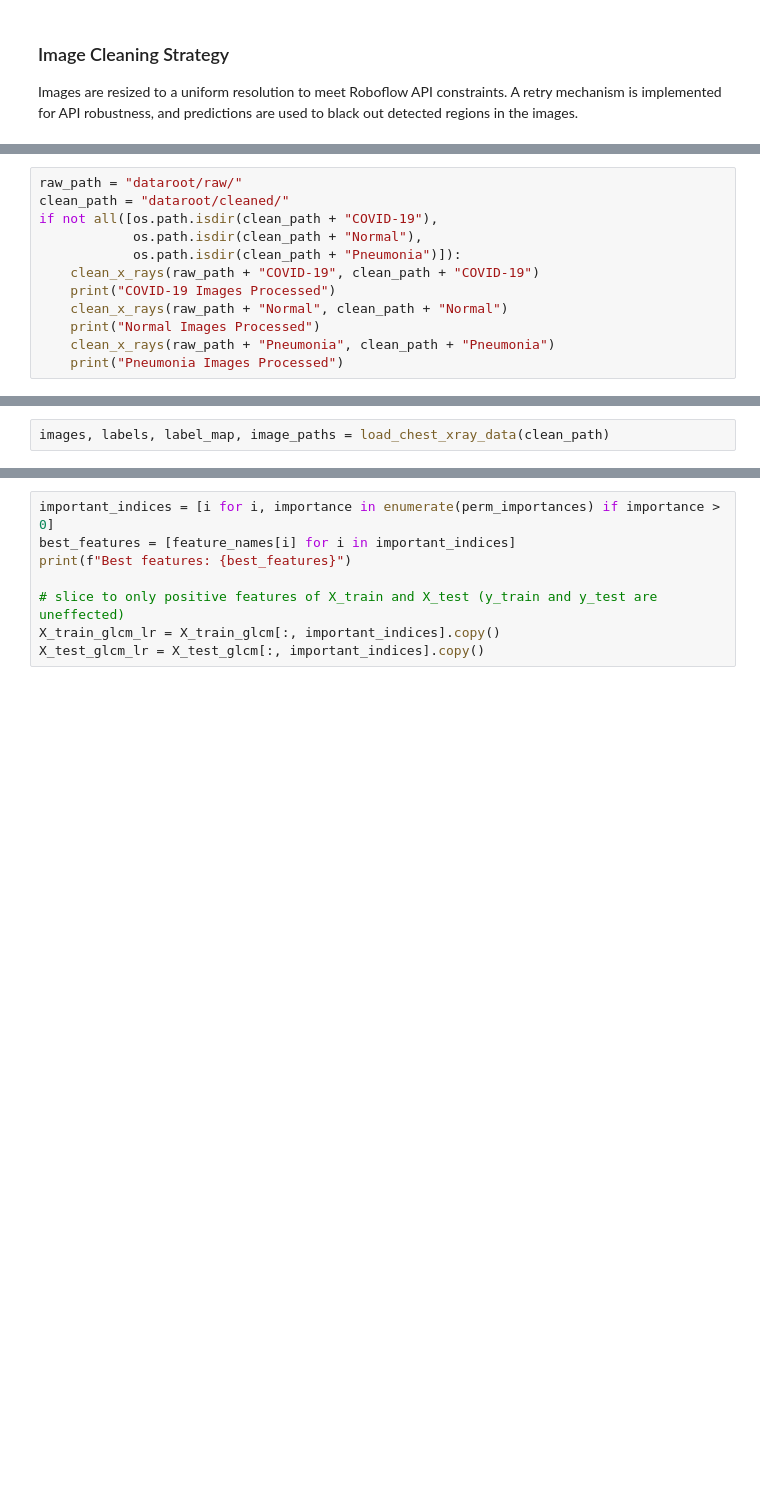
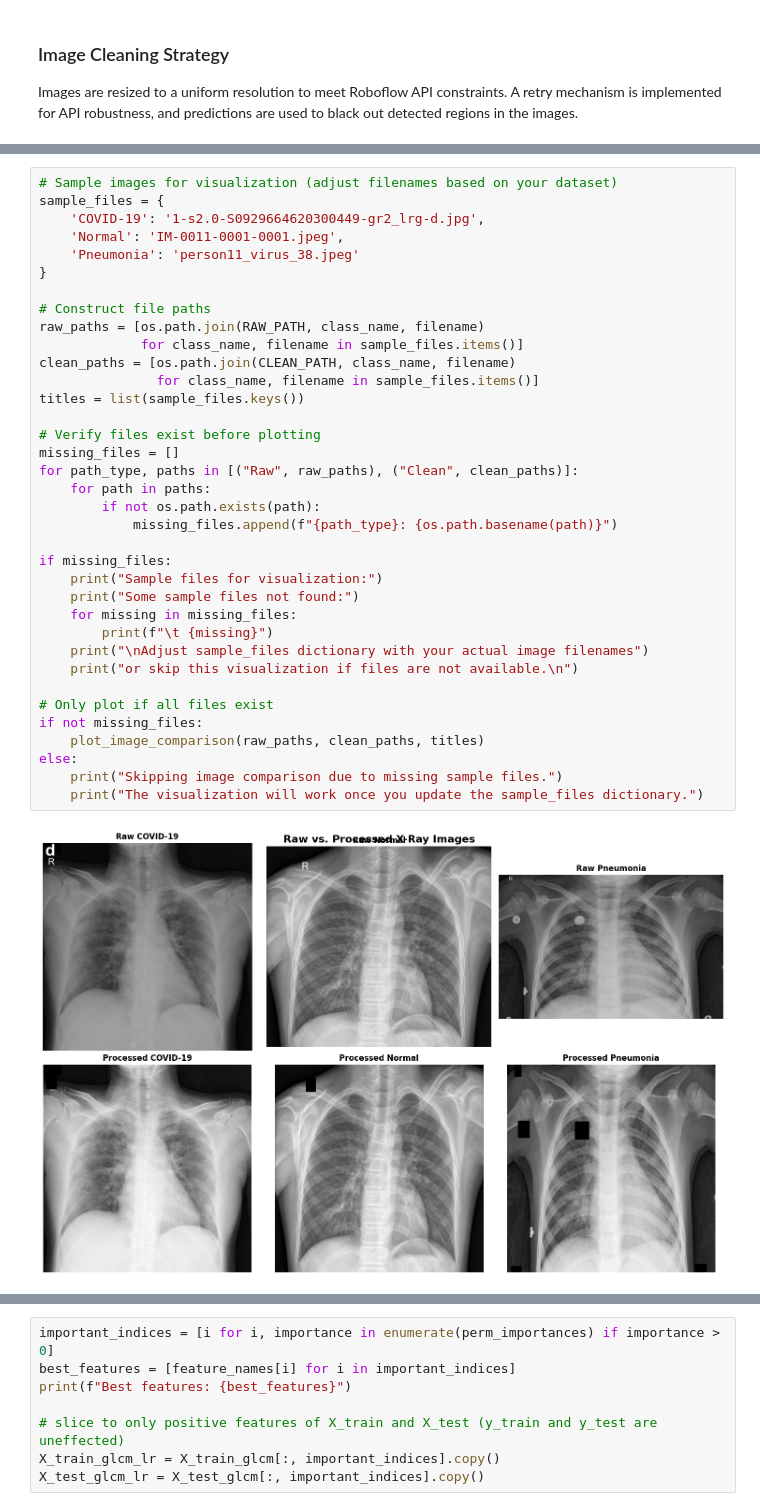
Before and after one commit to bdog18/glcm-xray-classifier, a Jupyter notebook: main.ipynb, the cells around one changed output, grey strips where cells are left out. Cells and saved outputs as stored; diff of their text form; blank space fills up the shorter version.

```diff
--- a/main.ipynb
+++ b/main.ipynb
@@ -193,12 +242,0 @@ This step checks if the cleaned folders exist. If not, it processes all raw imag
-# %%
-raw_path = "dataroot/raw/"
-clean_path = "dataroot/cleaned/"
-if not all([os.path.isdir(clean_path + "COVID-19"),
-            os.path.isdir(clean_path + "Normal"),
-            os.path.isdir(clean_path + "Pneumonia")]):
-    clean_x_rays(raw_path + "COVID-19", clean_path + "COVID-19")
-    print("COVID-19 Images Processed")
-    clean_x_rays(raw_path + "Normal", clean_path + "Normal")
-    print("Normal Images Processed")
-    clean_x_rays(raw_path + "Pneumonia", clean_path + "Pneumonia")
-    print("Pneumonia Images Processed")
@@ -310,2 +242,0 @@ def load_chest_xray_data(data_dir):
-# %%
-images, labels, label_map, image_paths = load_chest_xray_data(clean_path)
@@ -1059,0 +387,38 @@ show_feature_importance(lr_glcm, perm_importances, perm_indices, feature_names)
+# %%
+# Sample images for visualization (adjust filenames based on your dataset)
+sample_files = {
+    'COVID-19': '1-s2.0-S0929664620300449-gr2_lrg-d.jpg',
+    'Normal': 'IM-0011-0001-0001.jpeg',
+    'Pneumonia': 'person11_virus_38.jpeg'
+}
+
+# Construct file paths
+raw_paths = [os.path.join(RAW_PATH, class_name, filename)
+             for class_name, filename in sample_files.items()]
+clean_paths = [os.path.join(CLEAN_PATH, class_name, filename)
+               for class_name, filename in sample_files.items()]
+titles = list(sample_files.keys())
+
+# Verify files exist before plotting
+missing_files = []
+for path_type, paths in [("Raw", raw_paths), ("Clean", clean_paths)]:
+    for path in paths:
+        if not os.path.exists(path):
+            missing_files.append(f"{path_type}: {os.path.basename(path)}")
+
+if missing_files:
+    print("Sample files for visualization:")
+    print("Some sample files not found:")
+    for missing in missing_files:
+        print(f"\t {missing}")
+    print("\nAdjust sample_files dictionary with your actual image filenames")
+    print("or skip this visualization if files are not available.\n")
+
+# Only plot if all files exist
+if not missing_files:
+    plot_image_comparison(raw_paths, clean_paths, titles)
+else:
+    print("Skipping image comparison due to missing sample files.")
+    print("The visualization will work once you update the sample_files dictionary.")
+# %% [output]
+[figure, added]
```
Also changed, not shown: parts of 108 cells of this notebook, 7 other files.
